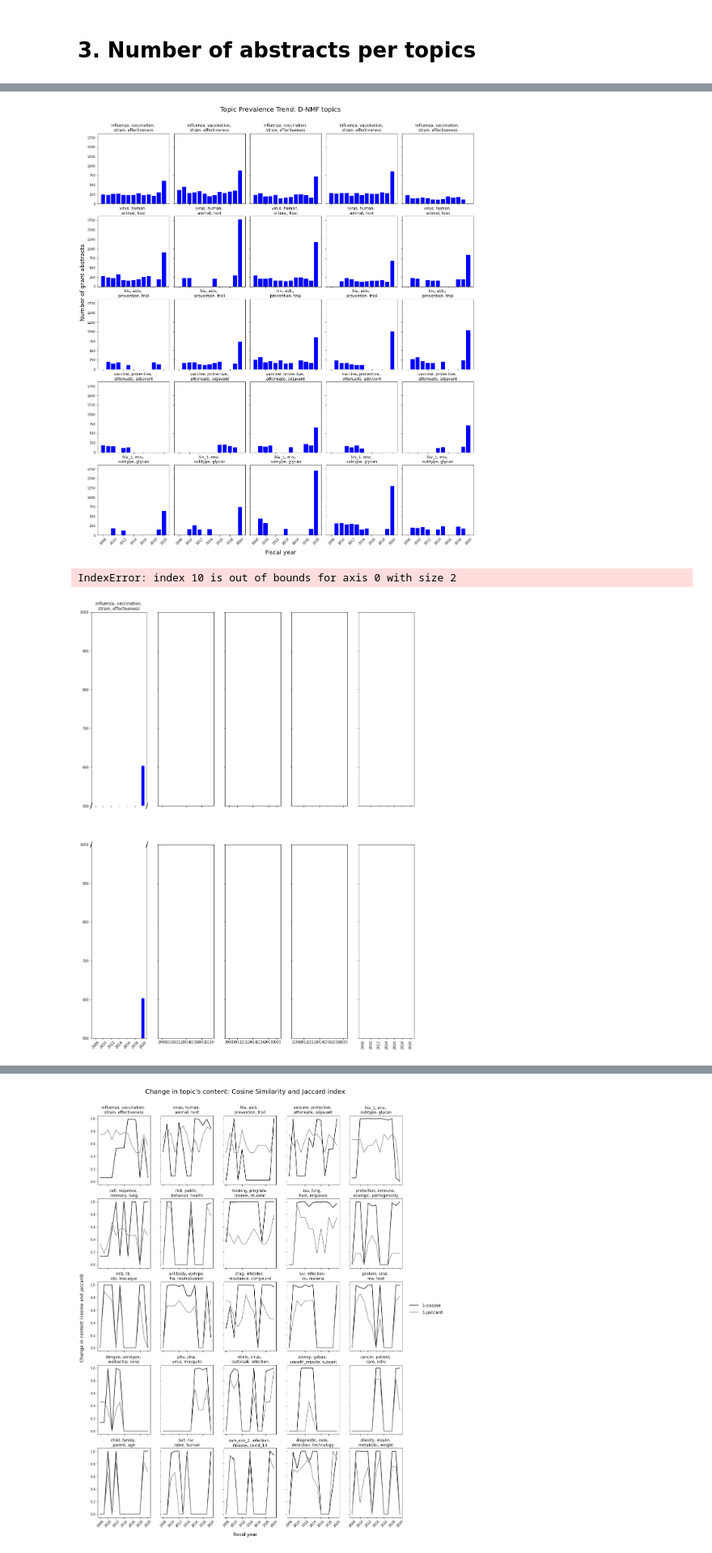
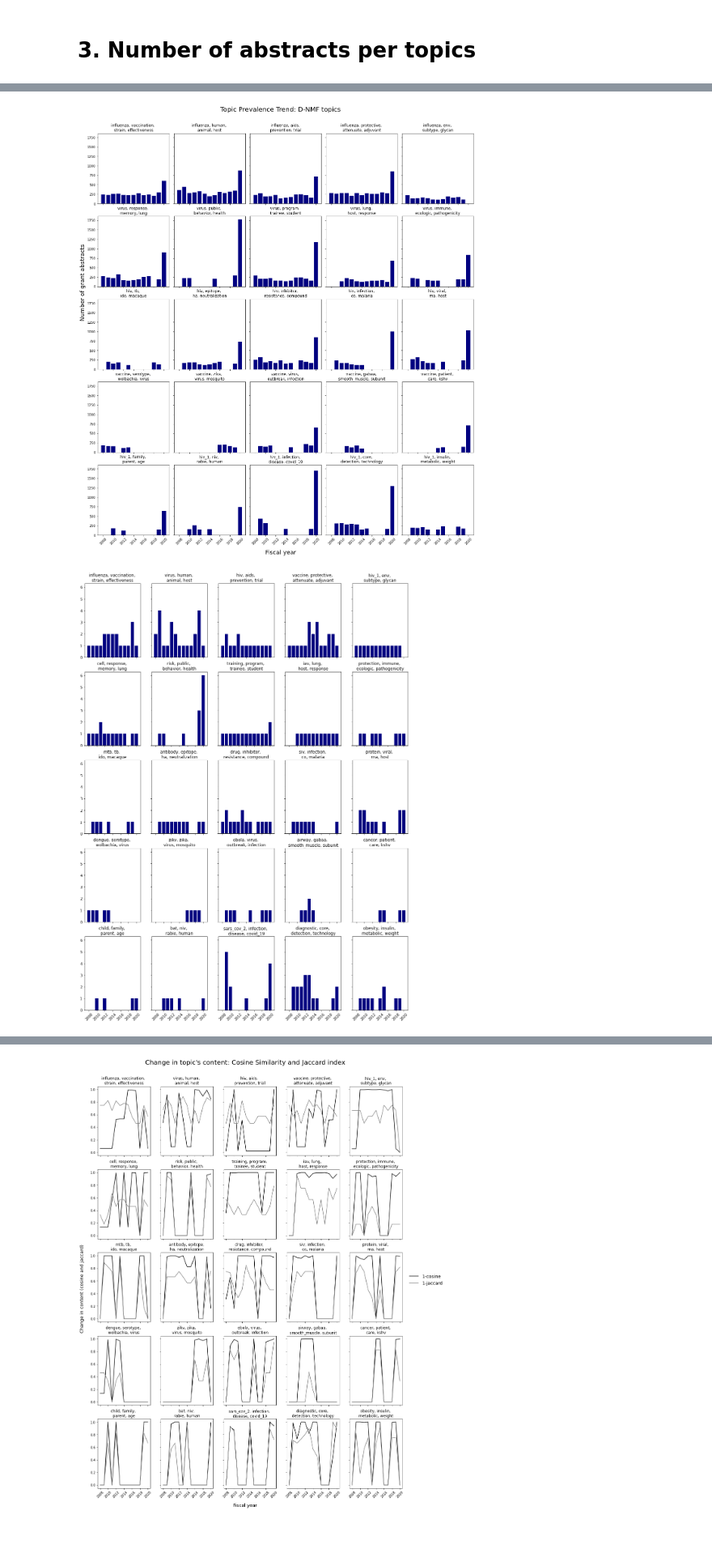
Before and after one commit to uva-bi-sdad/publicrd, a Jupyter notebook: src/Dynamic_Topic_Modelling/dNMF_update_with_pandemic_data/dNMF_pandemics.ipynb, the cells around one changed output, grey strips where cells are left out. Shown at 81% size. Saved outputs shown, nothing was run; the diff lists cells and outputs as text; code cells hidden in the pictures.

```diff
--- a/src/Dynamic_Topic_Modelling/dNMF_update_with_pandemic_data/dNMF_pandemics.ipynb
+++ b/src/Dynamic_Topic_Modelling/dNMF_update_with_pandemic_data/dNMF_pandemics.ipynb
@@ -843,14 +843,16 @@ for p in range(0,topic_select):
     #j = p % 5
 
     # make a plot
-    ax[i+1,j].bar(dabstracts['year'], dabstracts["Topic"+" "+str(p)], color="blue")
+    ax[i+1,j].bar(dabstracts['year'], dabstracts["Topic"+" "+str(p)], color="navy")
     ax[i+1,j].set_xticks(dabstracts['year'][::2])
     ax[i+1,j].set_xticklabels(dabstracts['year'][::2], rotation=45)
     ax[i+1,j].set_axisbelow(True)
+    ax[i+1,j].grid(color = "whitesmoke")
 
-    ax[i,j].bar(dabstracts['year'], dabstracts["Topic"+" "+str(p)], color="blue")
+    ax[i,j].bar(dabstracts['year'], dabstracts["Topic"+" "+str(p)], color="navy")
     ax[i,j].set_title(overall01['Topic '+str(p)][0] +', '+ overall01['Topic '+str(p)][1] +', \n'+ overall01['Topic '+str(p)][2] +', '+ overall01['Topic '+str(p)][3], fontsize=16)
     ax[i,j].set_axisbelow(True)
+    ax[i,j].grid(color = "whitesmoke")
 
 
     # broken axis
@@ -858,7 +860,7 @@ for p in range(0,topic_select):
     ax[i,j].set_xticks([])
     #ax[i+1,j].set_xticks(np.arange(2008,2021,2))
     ax[i+1,j].spines['top'].set_visible(False)
-    ax[i,j].set_ylim(800,1600)
+    ax[i,j].set_ylim(450,1600)
     ax[i+1,j].set_ylim(0,400)
 
     d = .015  # how big to make the diagonal lines in axes coordinates
@@ -1050,10 +1031,10 @@ for p in range(0,topic_select):
     subset = dfmodel[dfmodel['topic_num']==p]
 
     # make a plot
-    ax[i,j].bar(subset['year'], subset['abstract_count'], color="blue")
+    ax[i,j].bar(subset['year'], subset['abstract_count'], color="navy")
     ax[i,j].set_xticks(subset['year'][::2])
     ax[i,j].set_xticklabels(subset['year'][::2], rotation=45)
-    ax[i,j].set_title(overall['Topic '+str(i)][0] +', '+ overall['Topic '+str(i)][1] +', \n'+ overall['Topic '+str(i)][2] +', '+ overall['Topic '+str(i)][3])
+    ax[i,j].set_title(overall['Topic '+str(i)][0] +', '+ overall['Topic '+str(p)][1] +', \n'+ overall['Topic '+str(p)][2] +', '+ overall['Topic '+str(p)][3])
 
 
 fig.suptitle('Topic Prevalence Trend: D-NMF topics', x=0.5, y=0.83, fontsize = 20)
@@ -1065,61 +1046,26 @@ fig.subplots_adjust(top=0.78)
 #plt.show()
 plt.savefig('fig/number_grants.png',dpi = 100)
 # %% [output]
-[figure, old version]
+[figure, new version]
 # %%
-# count the number of abstracts by dynamic topics
-fig, ax = plt.subplots(2, 5, sharex = True, sharey = True, figsize=(17,23))
+# frequency of the dynamic topics
+fig, ax = plt.subplots(5,5, sharex = True, sharey = True, figsize=(17,23))
 plt.xticks(rotation ='vertical')
 
 for p in range(0,topic_select):
+    subset = dfmodel[dfmodel['topic_num']==p]
+
     # map count to i,j in grid
     i = int(p/5)
     j = p - i*5
-    k = 10*j
-
-    subset = dfmodel[dfmodel['topic_num']==p]
 
     # make a plot
-    ax[k,j].bar(subset['year'], subset['abstract_count'], color="blue")
-    #ax[i,j].set_xticks(subset['year'][::2])
-    #ax[i,j].set_xticklabels(subset['year'][::2], rotation=45)
-    ax[i,j].set_title(overall['Topic '+str(i)][0] +', '+ overall['Topic '+str(i)][1] +', \n'+ overall['Topic '+str(i)][2] +', '+ overall['Topic '+str(i)][3])
-
-    ax[i+1,j].bar(subset['year'], subset['abstract_count'], color="blue")
-    #ax[i+1,j].set_xticks(subset['year'][::2])
-    #ax[i+1,j].set_xticklabels(subset['year'][::2], rotation=45)
-    #ax[i+1,j].set_title(overall['Topic '+str(p)][0] +', '+ overall['Topic '+str(p)][1] +', \n'+ overall['Topic '+str(p)][2] +', '+ overall['Topic '+str(p)][3])
-
-    ax[i,j].set_ylim([0,200])
-    ax[i+1,j].set_ylim([500,1000])
-
-    # broken axis
-    ax[i,j].spines['bottom'].set_visible(False)
-    ax[i,j].set_xticks([])
-    ax[i+1,j].set_xticks(subset['year'][::2])
-    ax[i+1,j].set_xticklabels(subset['year'][::2], rotation=45)
-    ax[i+1,j].spines['top'].set_visible(False)
-
-    d = .015  # how big to make the diagonal lines in axes coordinates
-    # arguments to pass to plot, just so we don't keep repeating them
-    kwargs = dict(transform=ax[i,j].transAxes, color='k', clip_on=False)
-    ax[i,j].plot((-d, +d), (-d, +d), **kwargs)        # top-left diagonal
-    ax[i,j].plot((1 - d, 1 + d), (-d, +d), **kwargs)  # top-right diagonal
-
-    kwargs.update(transform=ax[i+1,j].transAxes)  # switch to the bottom axes
-    ax[i+1,j].plot((-d, +d), (1 - d, 1 + d), **kwargs)  # bottom-left diagonal
-    ax[i+1,j].plot((1 - d, 1 + d), (1 - d, 1 + d), **kwargs)  # bottom-right diagonal
-
-
-
-fig.suptitle('Topic prevalence ', fontsize = 20)
-#fig.text(0.5, 0.09, 'Fiscal year', ha='center', fontsize = 14)
-#fig.text(0.08, 0.5, 'Number of grant abstracts', va='center', rotation='vertical', fontsize = 14)
-#fig.tight_layout()
-#fig.subplots_adjust(top=0.78)
+    ax[i,j].bar(subset['year'], subset['frequency'], color="navy")
+    ax[i,j].set_xticks(subset['year'][::2])
+    ax[i,j].set_xticklabels(subset['year'][::2], rotation=45)
+    ax[i,j].set_title(overall['Topic '+str(p)][0] +', '+ overall['Topic '+str(p)][1] +', \n'+ overall['Topic '+str(p)][2] +', '+ overall['Topic '+str(p)][3])
 
 #plt.show()
-plt.savefig('fig/number_grants.png',dpi = 100)
+plt.savefig('fig/frequency.png')
 # %% [output]
-IndexError: index 10 is out of bounds for axis 0 with size 2
-[figure, old version]
+[figure, new version]
```
Also changed, not shown: parts of 8 cells of this notebook, 5 other files.
